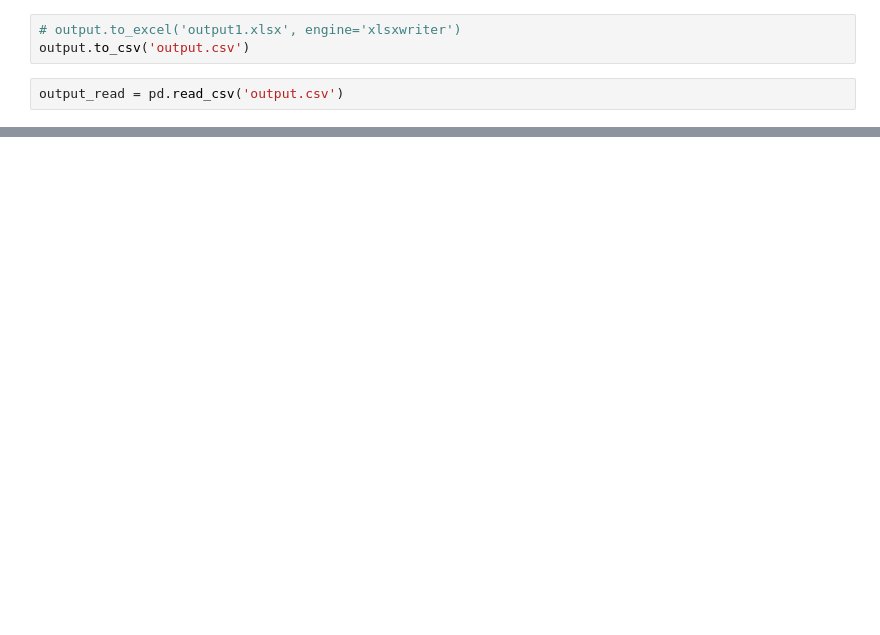
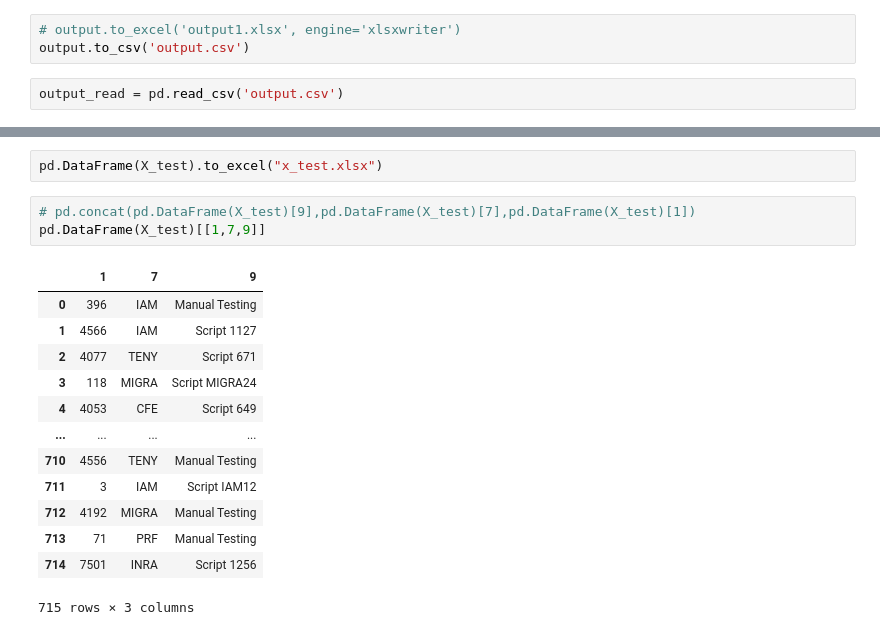
Before and after one commit to Sanjogmahe/smarttest, a Jupyter notebook: notebooks/smart_test_notebook.ipynb, the cells around one changed output, grey strips where cells are left out. Saved outputs shown, nothing was run; the diff lists cells and outputs as text; blank space fills up the shorter version.

```diff
--- a/notebooks/smart_test_notebook.ipynb
+++ b/notebooks/smart_test_notebook.ipynb
@@ -189,0 +412,19 @@ Index(['ID', 'Test Case Title '], dtype='object')
+# %%
+pd.DataFrame(X_test).to_excel("x_test.xlsx")
+# %%
+# pd.concat(pd.DataFrame(X_test)[9],pd.DataFrame(X_test)[7],pd.DataFrame(X_test)[1])
+pd.DataFrame(X_test)[[1,7,9]]
+# %% [output]
+|  | 1 | 7 | 9 |
+| 0 | 396 | IAM | Manual Testing |
+| 1 | 4566 | IAM | Script 1127 |
+| 2 | 4077 | TENY | Script 671 |
+| 3 | 118 | MIGRA | Script MIGRA24 |
+| 4 | 4053 | CFE | Script 649 |
+| ... | ... | ... | ... |
+| 710 | 4556 | TENY | Manual Testing |
+| 711 | 3 | IAM | Script IAM12 |
+| 712 | 4192 | MIGRA | Manual Testing |
+| 713 | 71 | PRF | Manual Testing |
+| 714 | 7501 | INRA | Script 1256 |
+715 rows × 3 columns
```
Also changed, not shown: parts of 26 cells of this notebook, 20 other files.
